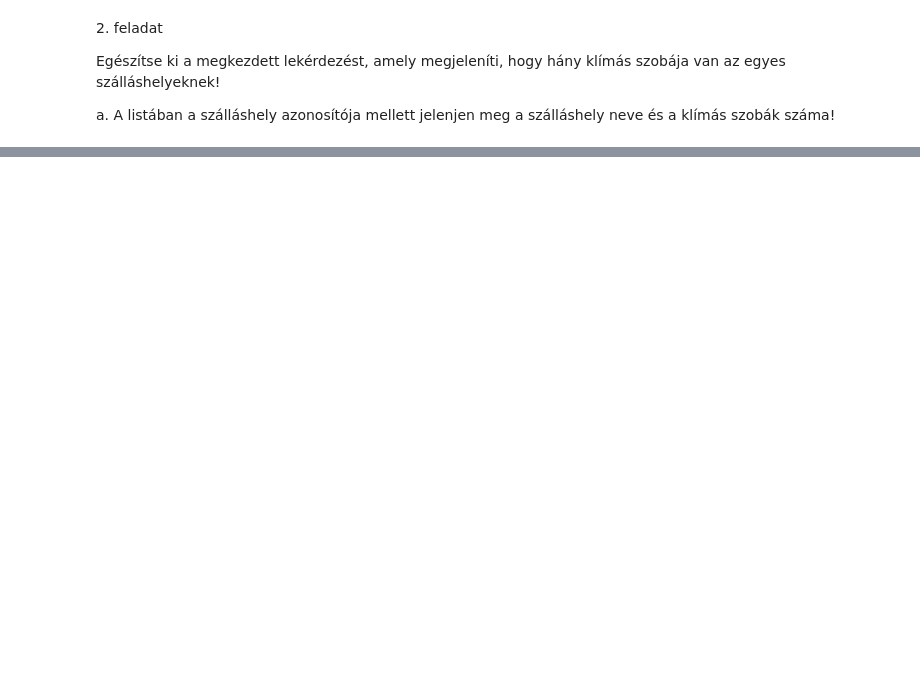
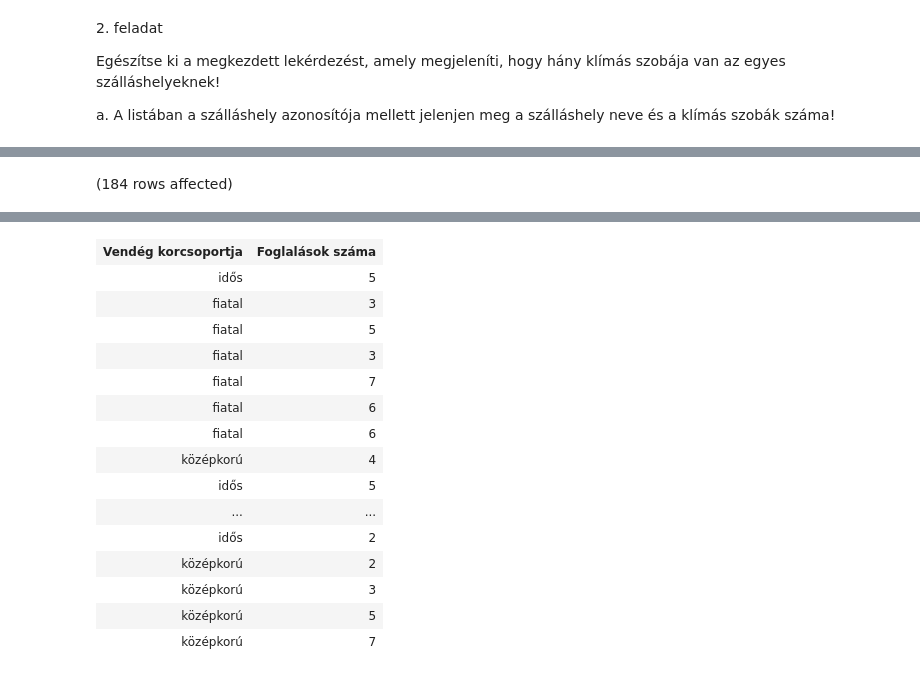
Before and after one commit to rebekapati/0221adat, a Jupyter notebook: ZH1.ipynb, the cells around one changed output, grey strips where cells are left out. Saved outputs shown, nothing was run; the diff lists cells and outputs as text; code cells hidden in the pictures; blank space fills up the shorter version.

```diff
--- a/ZH1.ipynb
+++ b/ZH1.ipynb
@@ -60,0 +37,13 @@ Total execution time: 00:00:00.013
+# %%
+SELECT
+    CASE
+        WHEN YEAR(SZUL_DAT) < '1970' THEN 'idős'
+        WHEN YEAR(SZUL_DAT) >= '1985' THEN 'fiatal'
+        ELSE 'középkorú'
+    END AS 'Vendég korcsoportja',
+    COUNT(*) AS 'Foglalások száma'
+FROM Vendeg v JOIN Foglalas f ON v.USERNEV = f.UGYFEL_FK
+GROUP by v.SZUL_DAT
+HAVING COUNT(*) >= '2'
+# %% [output]
+(184 rows affected)
@@ -60,0 +51,16 @@ Total execution time: 00:00:00.013
+| Vendég korcsoportja | Foglalások száma |
+| idős | 5 |
+| fiatal | 3 |
+| fiatal | 5 |
+| fiatal | 3 |
+| fiatal | 7 |
+| fiatal | 6 |
+| fiatal | 6 |
+| középkorú | 4 |
+| idős | 5 |
+| ... | ... |
+| idős | 2 |
+| középkorú | 2 |
+| középkorú | 3 |
+| középkorú | 5 |
+| középkorú | 7 |
```
Also changed, not shown: parts of 5 cells of this notebook.
